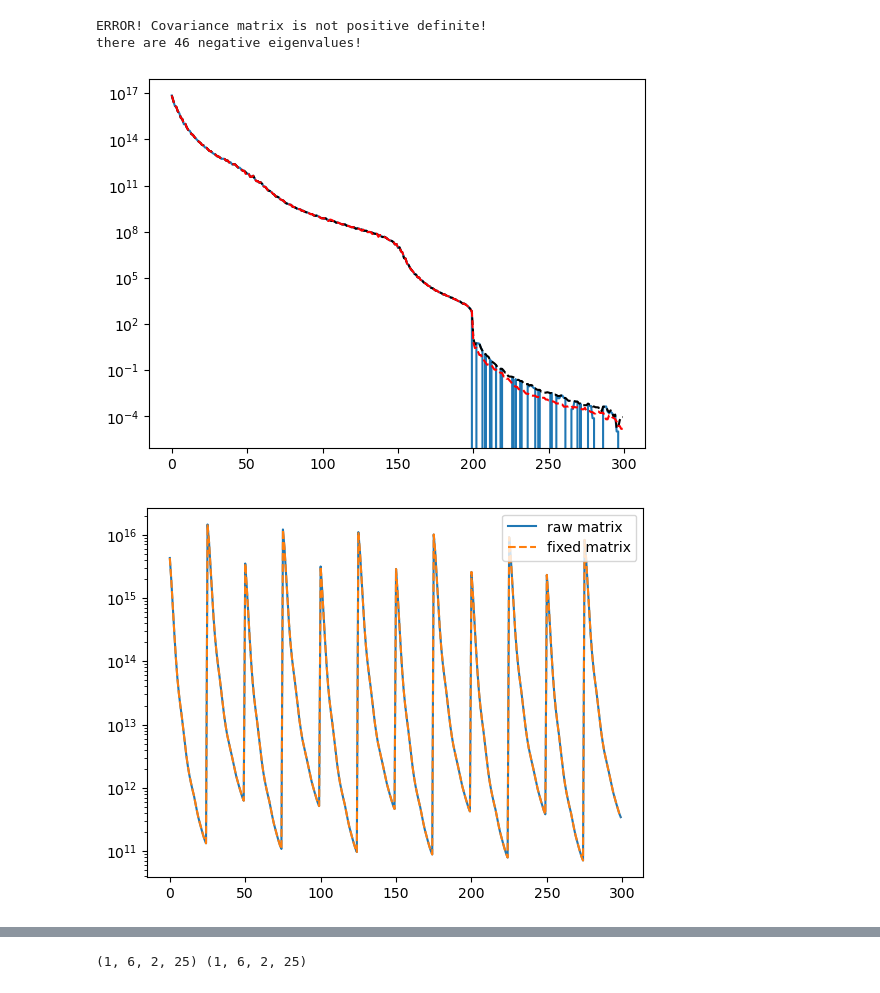
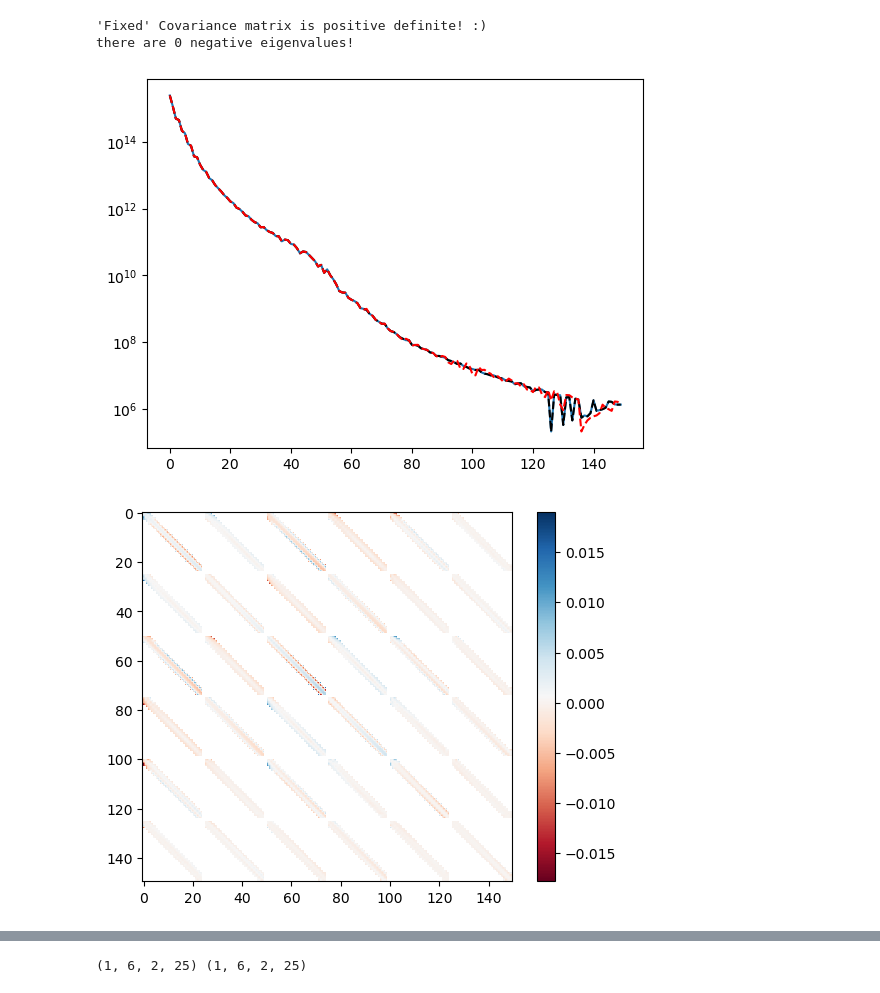
Before and after one commit to jadamo/covapt_mt, a Jupyter notebook: test_mt_covapt.ipynb, the cells around one changed output, grey strips where cells are left out. Saved outputs shown, nothing was run; the diff lists cells and outputs as text; code cells hidden in the pictures.

Commit message:
positive-definite debugging

```diff
--- a/test_mt_covapt.ipynb
+++ b/test_mt_covapt.ipynb
@@ -13,8 +13,8 @@ print(config_dict["output_dir"] + config_dict["covariance_file"])
 C_data = np.load(config_dict["output_dir"] + config_dict["covariance_file"])
 C_G, P_G = [], []
 num_zbins = len(C_data.files)
-num_tracers = 3
-num_spectra = 6
+num_tracers = config_dict["num_tracers"]
+num_spectra = int(num_tracers*(num_tracers+1)/2)
 num_kbins = len(k_0)
 
 print(k_0)
@@ -84,32 +84,34 @@ there are 0 eigenvalues equal to 0!
 # %%
 # TEMP FIX: manually set eigenvalues to positive
 
 C_G_fixed = []
 for z in range(num_zbins):
     eigvals, Q = np.linalg.eig(C_G[z])
     C_fixed = Q @ (np.diag(abs(eigvals)) @ np.linalg.inv(Q))
 
     try:
         L = np.linalg.cholesky(C_fixed)
-        print("Covariance matrix is positive definite! :)")
+        print("'Fixed' Covariance matrix is positive definite! :)")
     except:
-        print("ERROR! Covariance matrix is not positive definite!")
+        print("ERROR! 'Fixed' Covariance matrix is not positive definite!")
 
     eigvals, Q = np.linalg.eig(C_fixed)
     print("there are {:0.0f} negative eigenvalues!".format(len(eigvals[(eigvals < 0)])))
     plt.figure()
     plt.plot(eigvals)
     plt.plot(abs(eigvals), c="black", ls="--")
     plt.plot(abs(eigvals_true), c="red", ls="--")
     plt.yscale("log")
 
     plt.figure()
-    plt.plot(np.diag(C_G[0]), label="raw matrix")
-    plt.plot(np.diag(C_fixed), ls="--", label="fixed matrix")
-    plt.yscale("log")
-    plt.legend()
+    plt.imshow(100*(C_fixed - C_G[0]) / C_G[0], cmap="RdBu")
+    plt.colorbar()
+    # plt.plot(np.diag(C_G[0]), label="raw matrix")
+    # plt.plot(np.diag(C_fixed), ls="--", label="fixed matrix")
+    # plt.yscale("log")
+    # plt.legend()
 # %% [output]
-ERROR! Covariance matrix is not positive definite!
-there are 46 negative eigenvalues!
+'Fixed' Covariance matrix is positive definite! :)
+there are 0 negative eigenvalues!
-[figure, old version]
+[figure, new version]
-[figure, old version]
+[figure, new version]
```
Also changed, not shown: parts of 5 cells of this notebook, 2 other files.
